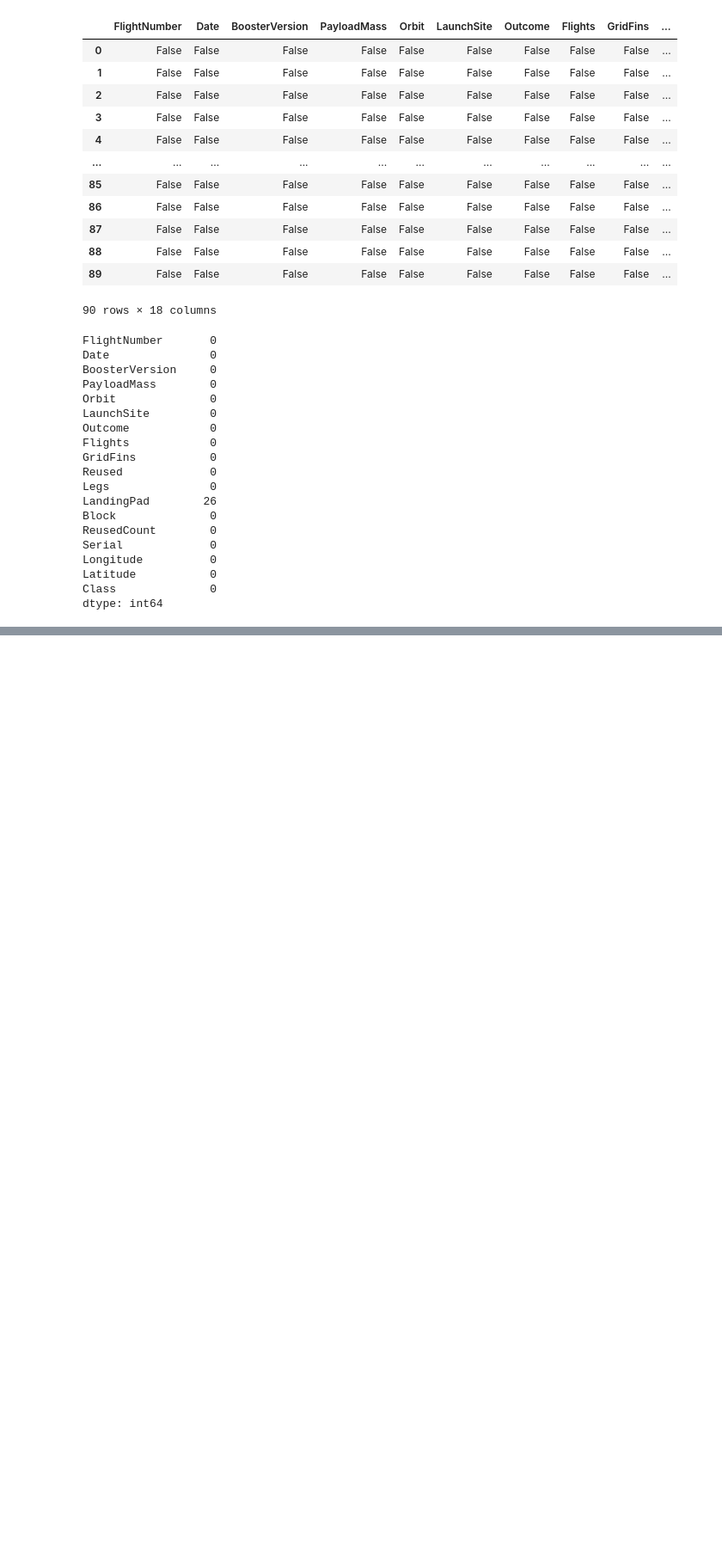
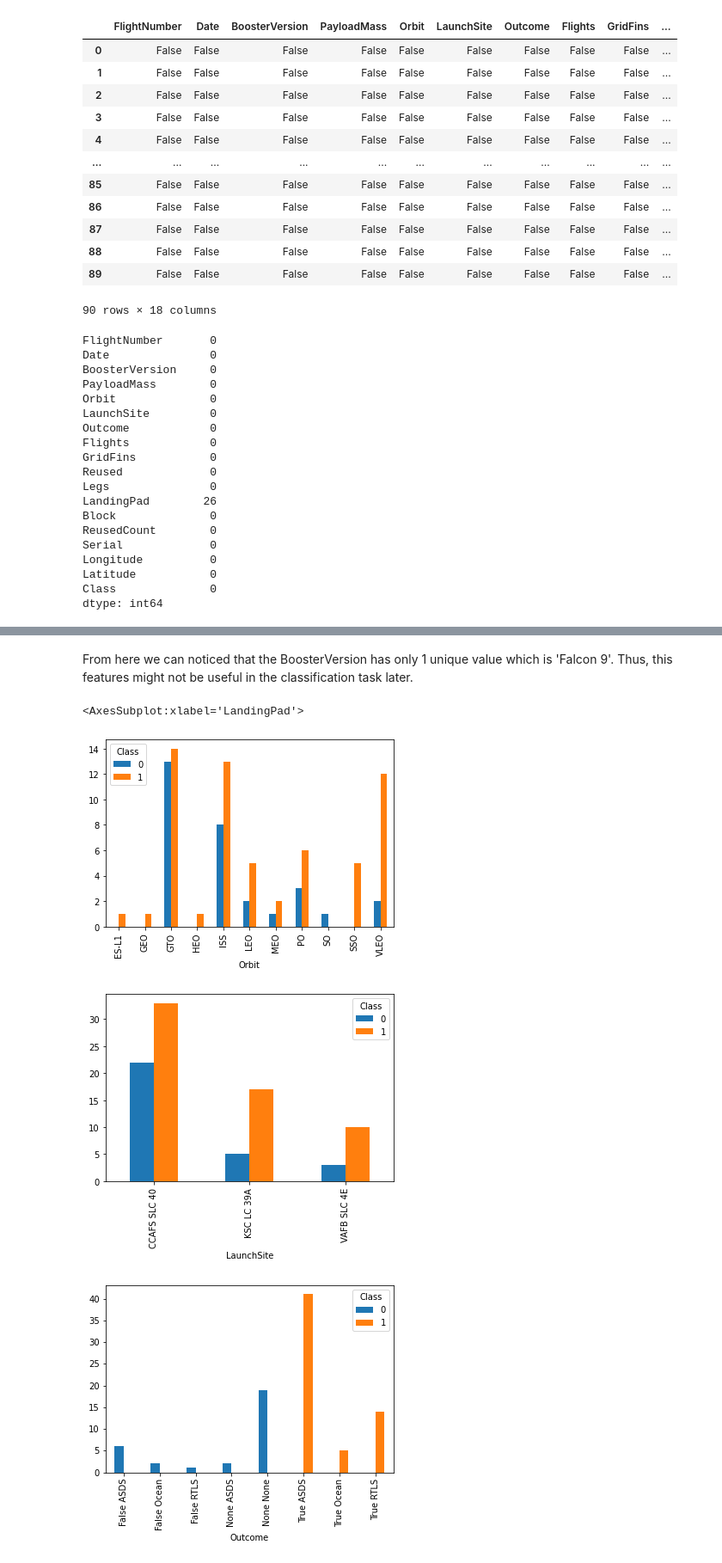
Before and after one commit to chiakl/spacex, a Jupyter notebook: spacex.ipynb, the cells around one changed output, grey strips where cells are left out. Shown: that part at 86% size. Cells and saved outputs as stored; diff of their text form; code cells hidden in the pictures; blank space fills up the shorter version.

Commit message:
Add plots and graphs

```diff
--- a/spacex.ipynb
+++ b/spacex.ipynb
@@ -96,3 +96,6 @@ Longitude          0
 Latitude           0
 Class              0
 dtype: int64
+# %%
+df['LandingPad'].fillna(value="None", inplace=True)
+df['LandingPad']
@@ -98,0 +246,12 @@ dtype: int64
+# %% [markdown]
+From here we can noticed that the BoosterVersion has only 1 unique value which is 'Falcon 9'. Thus, this features might not be useful in the classification task later.
+# %%
+df.groupby(['Orbit','Class']).size().unstack().plot(kind='bar')
+df.groupby(['LaunchSite','Class']).size().unstack().plot(kind='bar')
+df.groupby(['Outcome','Class']).size().unstack().plot(kind='bar')
+df.groupby(['LandingPad','Class']).size().unstack().plot(kind='bar')
+# %% [output]
+<AxesSubplot:xlabel='LandingPad'>
+[figure, added]
+[figure, added]
+[figure, added]
```
Also changed, not shown: parts of 15 cells of this notebook.
